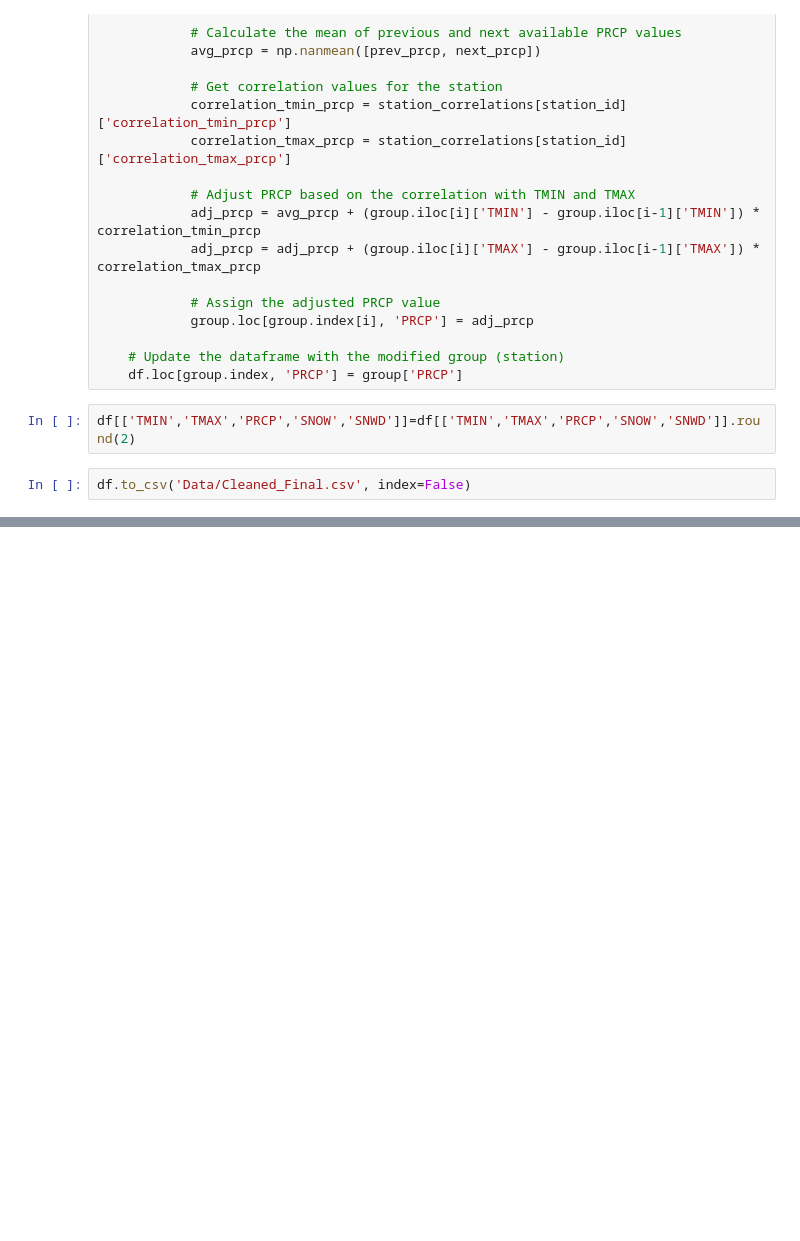
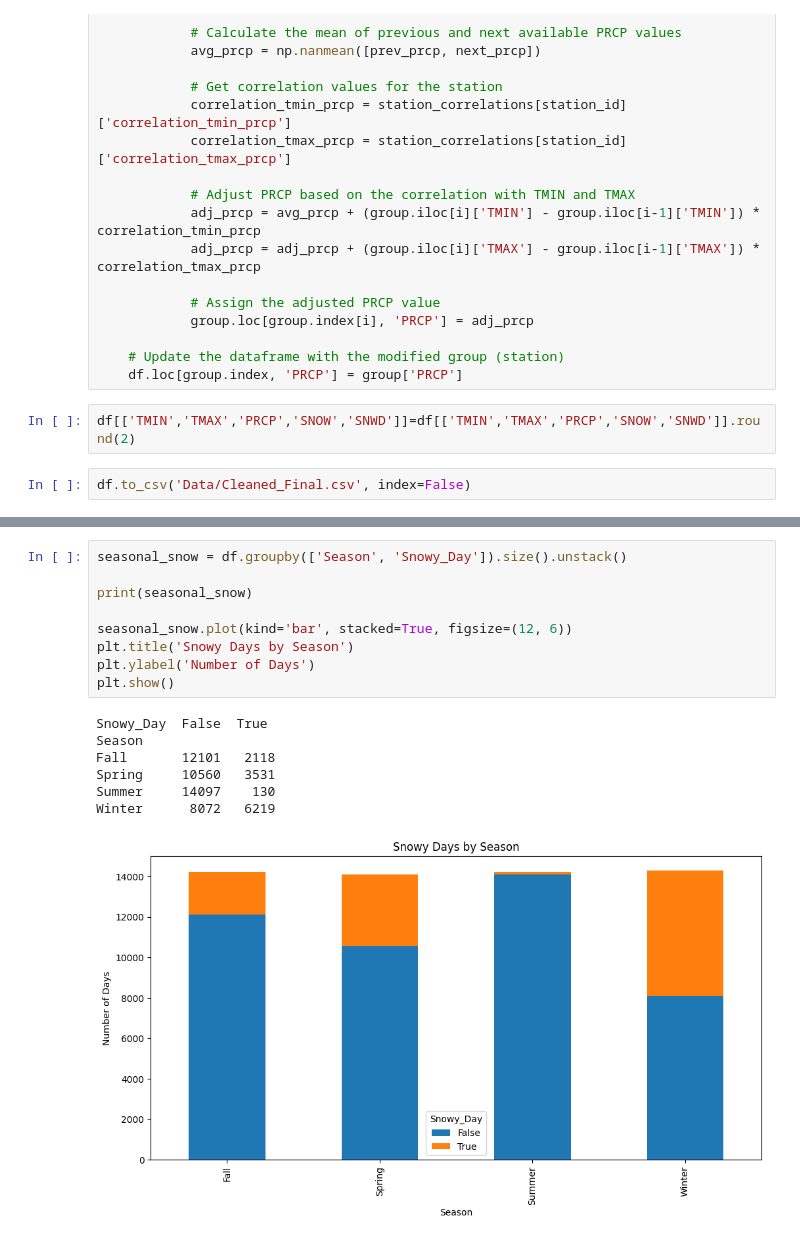
Before and after one commit to loki-k4/BlizzardX, a Jupyter notebook: project.ipynb, the cells around one changed output, grey strips where cells are left out. Drawn from its saved outputs; the diff is of its cells as text; blank space fills up the shorter version.

```diff
--- a/project.ipynb
+++ b/project.ipynb
@@ -717,0 +765,17 @@ plt.show()
+# %%
+seasonal_snow = df.groupby(['Season', 'Snowy_Day']).size().unstack()
+
+print(seasonal_snow)
+
+seasonal_snow.plot(kind='bar', stacked=True, figsize=(12, 6))
+plt.title('Snowy Days by Season')
+plt.ylabel('Number of Days')
+plt.show()
+# %% [output]
+Snowy_Day  False  True
+Season
+Fall       12101   2118
+Spring     10560   3531
+Summer     14097    130
+Winter      8072   6219
+[figure, added]
```
Also changed, not shown: parts of 8 cells of this notebook.
